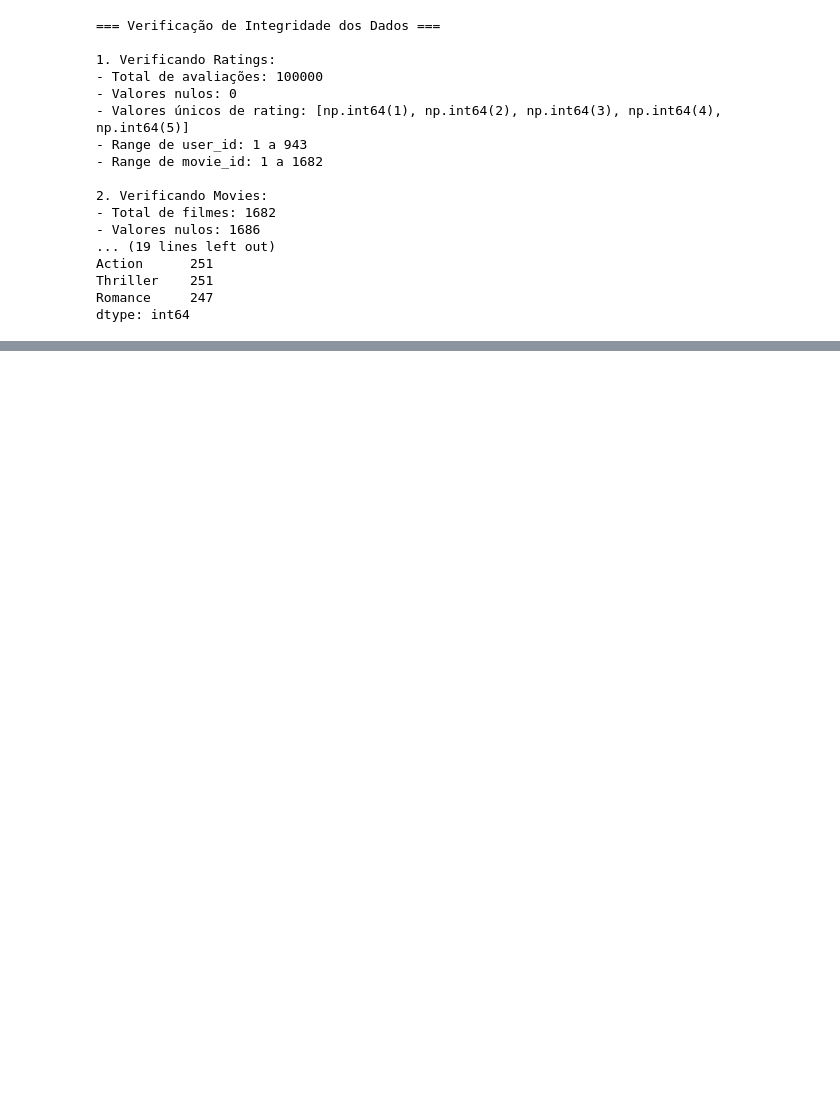
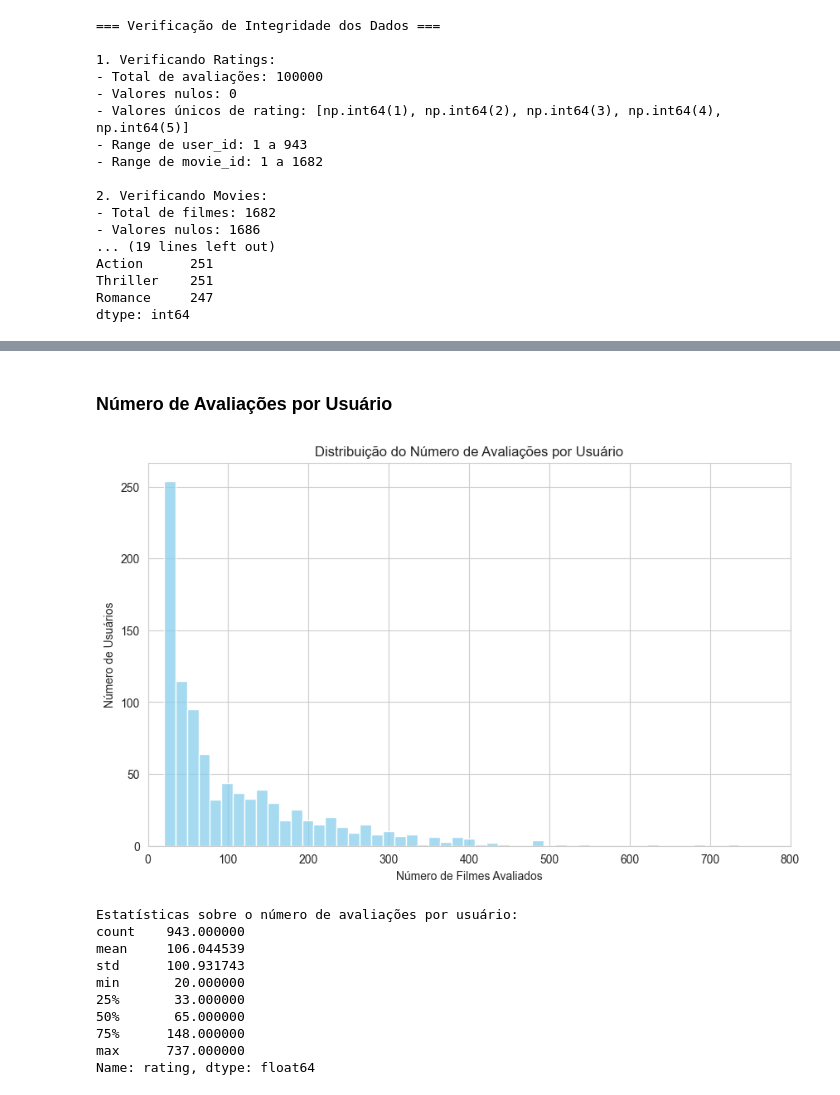
Before and after one commit to Renan-T/movie-recommendation-system, a Jupyter notebook: movie_lens_analysis.ipynb, the cells around one changed output, grey strips where cells are left out. Drawn from its saved outputs; the diff is of its cells as text; code cells hidden in the pictures; blank space fills up the shorter version.

```diff
--- a/movie_lens_analysis.ipynb
+++ b/movie_lens_analysis.ipynb
@@ -153,0 +189,28 @@ dtype: int64
+# %% [markdown]
+### Número de Avaliações por Usuário
+# %%
+# Calcula quantas avaliações cada usuário fez
+ratings_per_user = ratings.groupby('user_id')['rating'].count()
+
+plt.figure(figsize=(10, 6))
+sns.histplot(ratings_per_user, bins=50, kde=False, color='skyblue')
+plt.title('Distribuição do Número de Avaliações por Usuário')
+plt.xlabel('Número de Filmes Avaliados')
+plt.ylabel('Número de Usuários')
+plt.xlim(0, 800) # Ajuste o limite X se necessário para melhor visualização
+plt.show()
+
+print("\nEstatísticas sobre o número de avaliações por usuário:")
+print(ratings_per_user.describe())
+# %% [output]
+[figure, added]
+Estatísticas sobre o número de avaliações por usuário:
+count    943.000000
+mean     106.044539
+std      100.931743
+min       20.000000
+25%       33.000000
+50%       65.000000
+75%      148.000000
+max      737.000000
+Name: rating, dtype: float64
```
Also changed, not shown: parts of 7 cells of this notebook.
